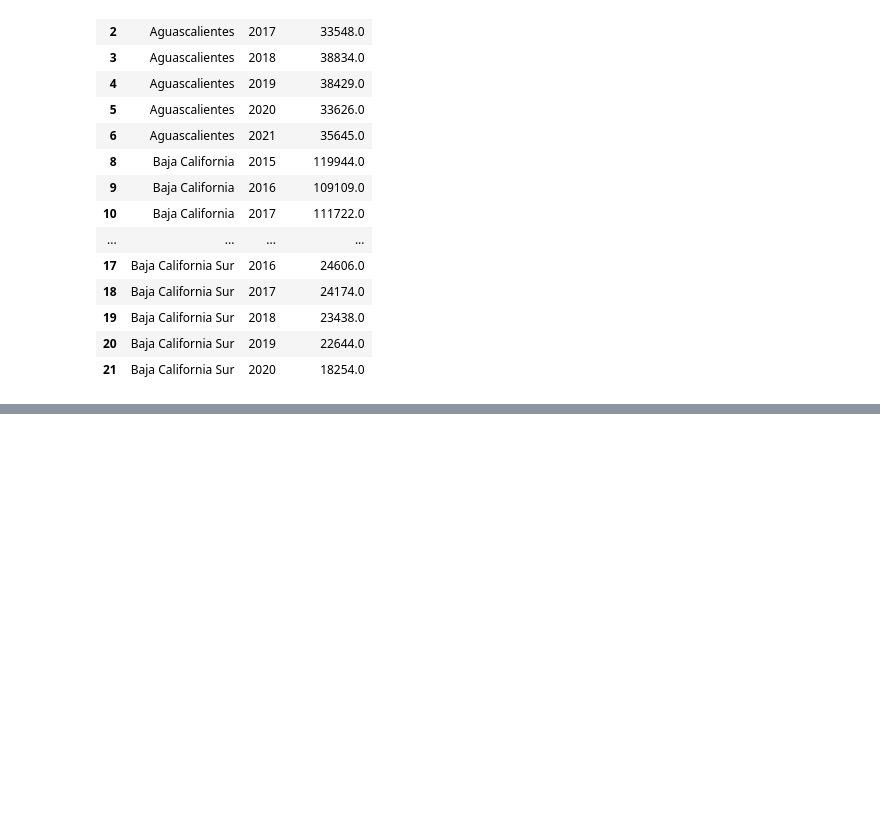
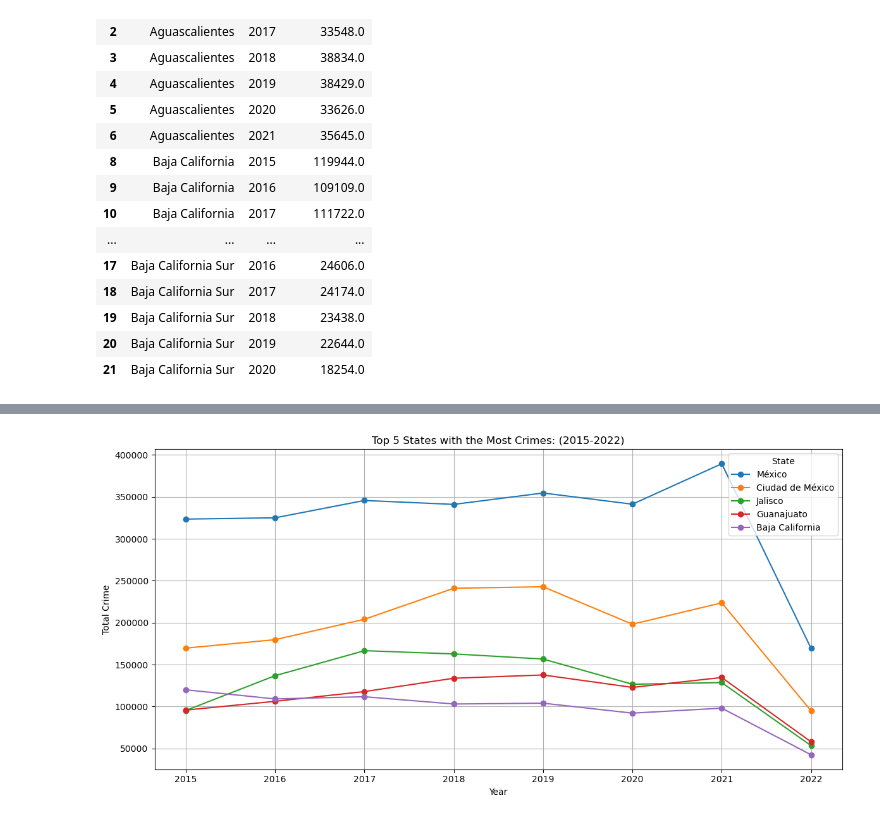
Before and after one commit to Josemarome/Project_1, a Jupyter notebook: Crime_Data.ipynb, the cells around one changed output, grey strips where cells are left out. Cells and saved outputs as stored; diff of their text form; code cells hidden in the pictures; blank space fills up the shorter version.

```diff
--- a/Crime_Data.ipynb
+++ b/Crime_Data.ipynb
@@ -485,0 +553,10 @@ crime_data_2.to_csv("Resources/new_crime_data_2.csv", index_label="State")
+# %%
+
+total_crimes_by_state_eng = total_crimes_by_entityeng_df.groupby('State')['Total Crime'].sum().reset_index()
+
+# Ordenar por Total Delitos de mayor a menor
+top_5_states = total_crimes_by_state_eng.nlargest(5, 'Total Crime')
+
+# Mostrar los 5 estados con más delitos
+print("Top 5 States with the Most Crimes:")
+print(top_5_states)
@@ -485,0 +571,21 @@ crime_data_2.to_csv("Resources/new_crime_data_2.csv", index_label="State")
+# %%
+# Crear la gráfica de línea para los 5 estados con más delitos
+plt.figure(figsize=(12, 6))
+
+# Graficar cada estado en la selección top 5
+for state in top_5_states['State']:
+    state_data = total_crimes_by_entityeng_df[total_crimes_by_entityeng_df['State'] == state]
+    plt.plot(state_data['Year'], state_data['Total Crime'], marker='o', label=state)
+
+plt.title('Top 5 States with the Most Crimes: (2015-2022)')
+plt.xlabel('Year')
+plt.ylabel('Total Crime')
+plt.xticks(range(2015, 2023))
+plt.legend(title='State')
+plt.grid()
+plt.tight_layout()
+
+
+plt.show()
+# %% [output]
+[figure, added]
```
Also changed, not shown: parts of 11 cells of this notebook.
